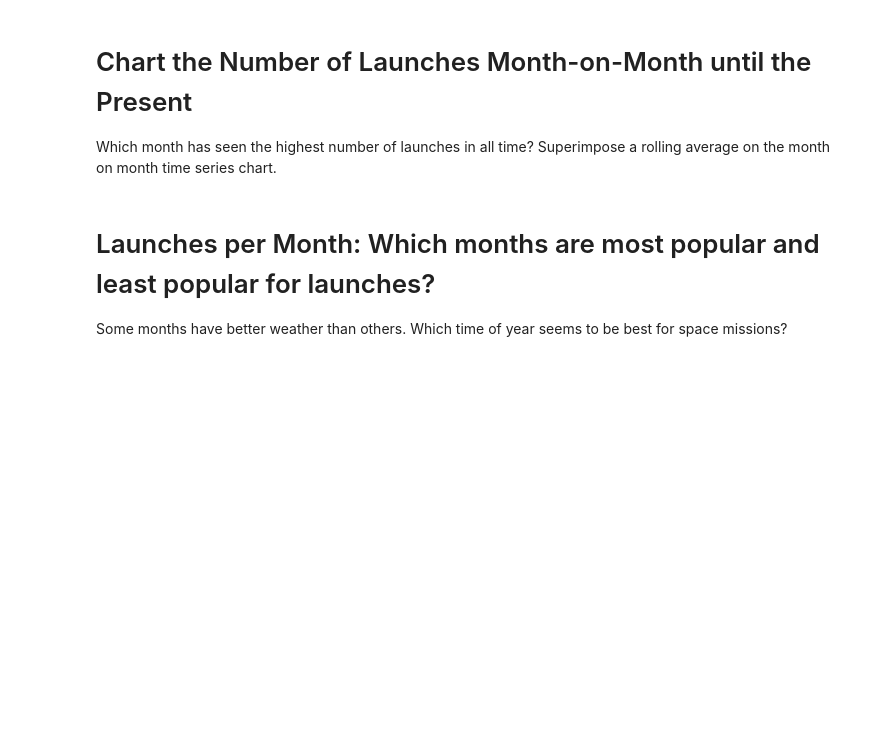
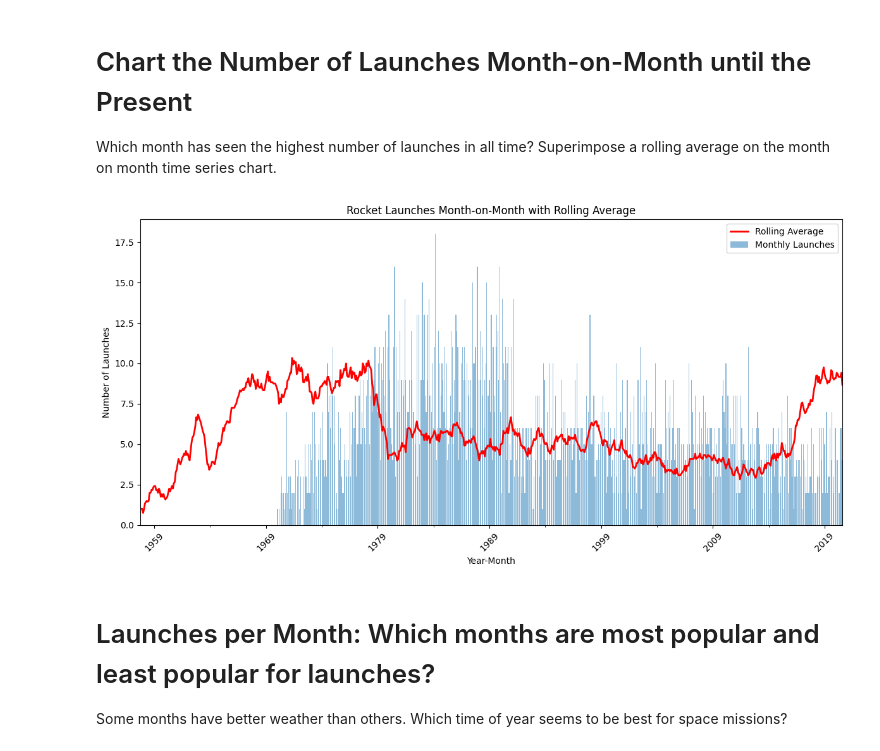
Before and after one commit to chgwyellow/Analyse---Visualise-the-Space-Race, a Jupyter notebook: Space_Missions_Analysis.ipynb, the cells around one changed output. Cells and saved outputs as stored; diff of their text form; code cells hidden in the pictures; blank space fills up the shorter version.

Commit message:
Completed the Number of Launches per Year.

```diff
--- a/Space_Missions_Analysis.ipynb
+++ b/Space_Missions_Analysis.ipynb
@@ -397,6 +390,25 @@ plt.show()
 # Chart the Number of Launches Month-on-Month until the Present
 
 Which month has seen the highest number of launches in all time? Superimpose a rolling average on the month on month time series chart.
+# %%
+monthly_counts = df_data.resample("ME", on="Date").size().rename("Launches")
+rolling_avg = monthly_counts.rolling(window=12, min_periods=1).mean().rename("12-Month Rolling Avg")
+# %%
+fig, ax = plt.subplots(figsize=(12,6))
+
+monthly_counts.plot(kind='bar', ax=ax, alpha=0.5, label='Monthly Launches', width=0.8)
+
+rolling_avg.plot(ax=ax, color='red', linewidth=2, label='Rolling Average')
+
+ax.set_title('Rocket Launches Month-on-Month with Rolling Average')
+ax.set_xlabel('Year-Month')
+ax.set_ylabel('Number of Launches')
+ax.legend()
+plt.xticks(rotation=45)
+plt.tight_layout()
+plt.show()
+# %% [output]
+[figure, added]
 # %% [markdown]
 # Launches per Month: Which months are most popular and least popular for launches?
 
```
Also changed, not shown: parts of 1 cell of this notebook.
